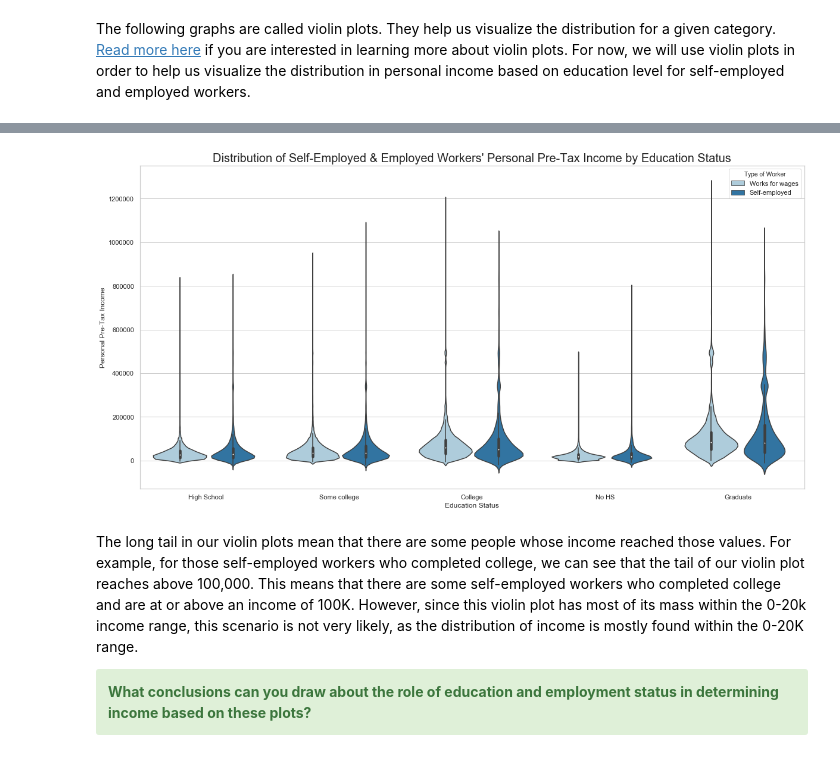
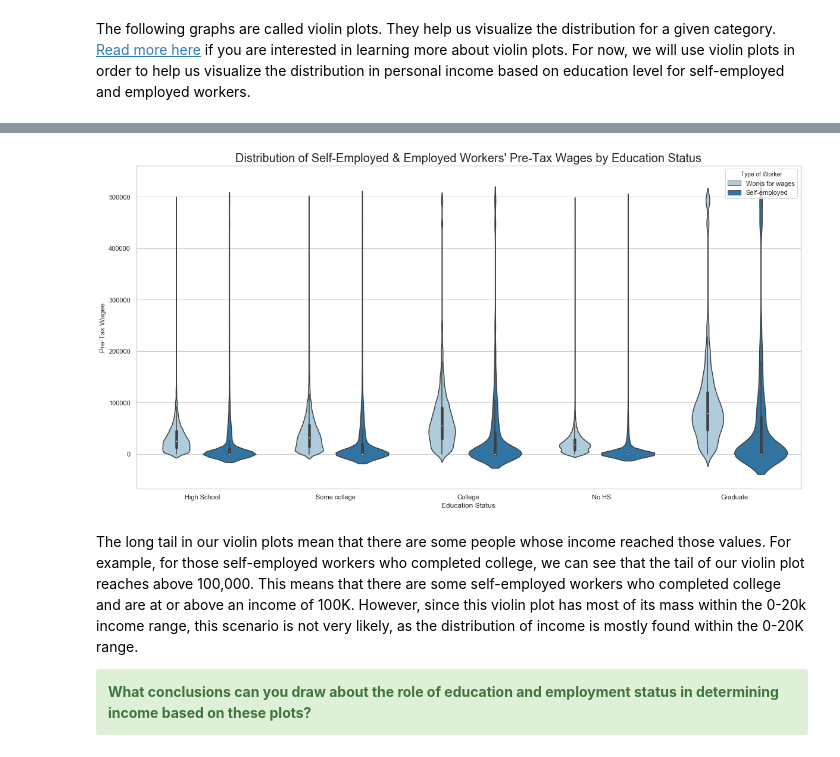
Before and after one commit to ds-modules/CP-113A, a Jupyter notebook: Final-Notebook2.ipynb, the cells around one changed output, grey strips where cells are left out. Cells and saved outputs as stored; diff of their text form; code cells hidden in the pictures.

```diff
--- a/Final-Notebook2.ipynb
+++ b/Final-Notebook2.ipynb
@@ -618,11 +631,11 @@ plt.title('Bar Plot of Wage by Race: 2017');
 # %% [markdown]
 Simply run the cell below to load the education datasets.
 # %%
-education_seven = pd.read_csv('education_seven.csv', dtype={'Hours worked per week': int})
-education_seventeen = pd.read_csv('education_seventeen.csv', dtype={'Hours worked per week': int})
+education_seven = pd.read_csv('education_2007.csv') #={'Hours worked per week': int})
+education_seventeen = pd.read_csv('education_2017.csv')# dtype={'Hours worked per week': int})
 education = pd.concat([education_seven, education_seventeen])
-#education.replace(to_replace='99 (Topcode)', value=90, inplace=True)
-#education['Hours worked per week']=education['Hours worked per week'].astype('int64')
+education.replace(to_replace='99 (Topcode)', value=90, inplace=True)
+education['Hours worked per week']=education['Hours worked per week'].astype('int64')
 # %% [markdown]
 ### 1. Education and Income
 
@@ -663,12 +676,12 @@ The following graphs are called violin plots. They help us visualize the distrib
 <img src="https://images.ctfassets.net/fi0zmnwlsnja/sdfgtcRp16wTNOcRceGQm/5bfcb73d2261d49ff20dd7857e0152b1/Screen_Shot_2019-03-01_at_11.36.10_AM.png" style="width:300px;height:300px;"/>
 # %%
 plt.figure(figsize=(20, 10))
-sns.violinplot(x='Education Status', y='Personal Pre-Tax Income',
+sns.violinplot(x='Education Status', y='Pre-Tax Wages',
               data=education, hue='Type of Worker', palette=sns.color_palette("Paired"))
-plt.title("Distribution of Self-Employed & Employed Workers' Personal Pre-Tax Income by Education Status",
+plt.title("Distribution of Self-Employed & Employed Workers' Pre-Tax Wages by Education Status",
           fontdict={'fontsize': 20});
 # %% [output]
-[figure, old version]
+[figure, new version]
 # %% [markdown]
 The long tail in our violin plots mean that there are some people whose income reached those values. For example, for those self-employed workers who completed college, we can see that the tail of our violin plot reaches above 100,000. This means that there are some self-employed workers who completed college and are at or above an income of 100K. However, since this violin plot has most of its mass within the 0-20k income range, this scenario is not very likely, as the distribution of income is mostly found within the 0-20K range.
 
```
Also changed, not shown: parts of 80 cells of this notebook.
